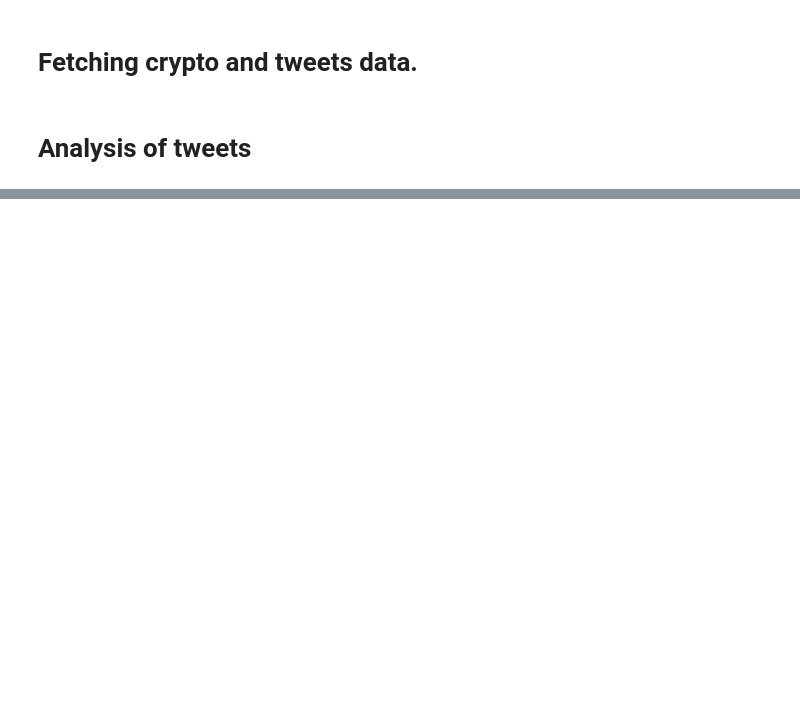
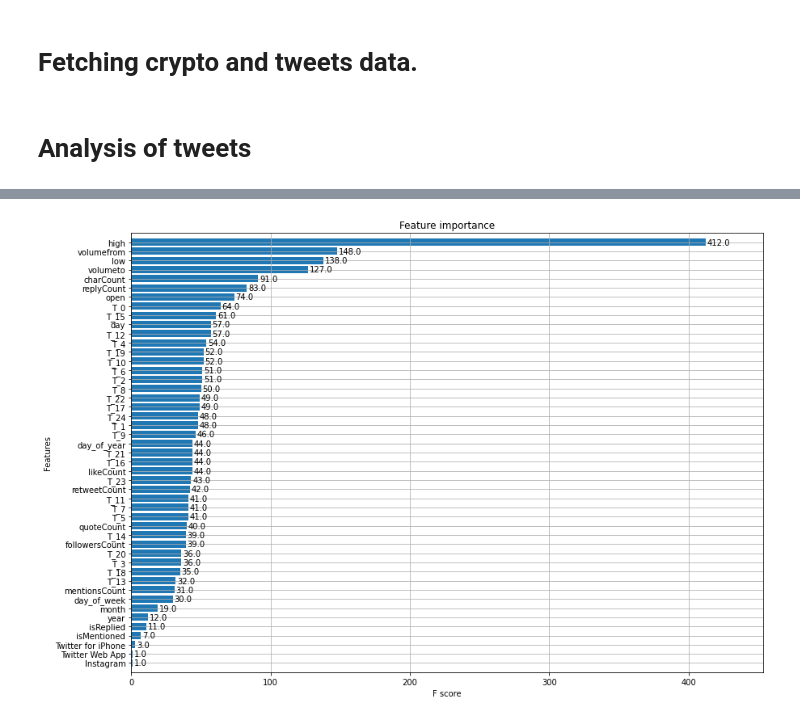
Before and after one commit to Mierva/ElonsCryptoEffect, a Jupyter notebook: main.ipynb, the cells around one changed output, grey strips where cells are left out. Cells and saved outputs as stored; diff of their text form; code cells hidden in the pictures; blank space fills up the shorter version.

```diff
--- a/main.ipynb
+++ b/main.ipynb
@@ -168,0 +66,12 @@ dtype: float64
+# %%
+import xgboost as xgb
+from sklearn.model_selection import train_test_split
+
+
+X = topics_btc.drop(['close'], axis=1)
+y = topics_btc['close']
+
+X_train, X_test, y_train, y_test = train_test_split(X, y, train_size=0.8)
+
+reg = xgb.XGBRegressor(n_estimators=1000, early_stopping_rounds=50)
+reg.fit(X_train, y_train, eval_set=[(X_train, y_train), (X_test, y_test)], verbose=25)
@@ -168,0 +94,6 @@ dtype: float64
+# %%
+ax = xgb.plot_importance(reg, height=0.8)
+fig = ax.figure
+fig.set_size_inches(14, 10)
+# %% [output]
+[figure, added]
```
Also changed, not shown: parts of 18 cells of this notebook, 6 other files.
